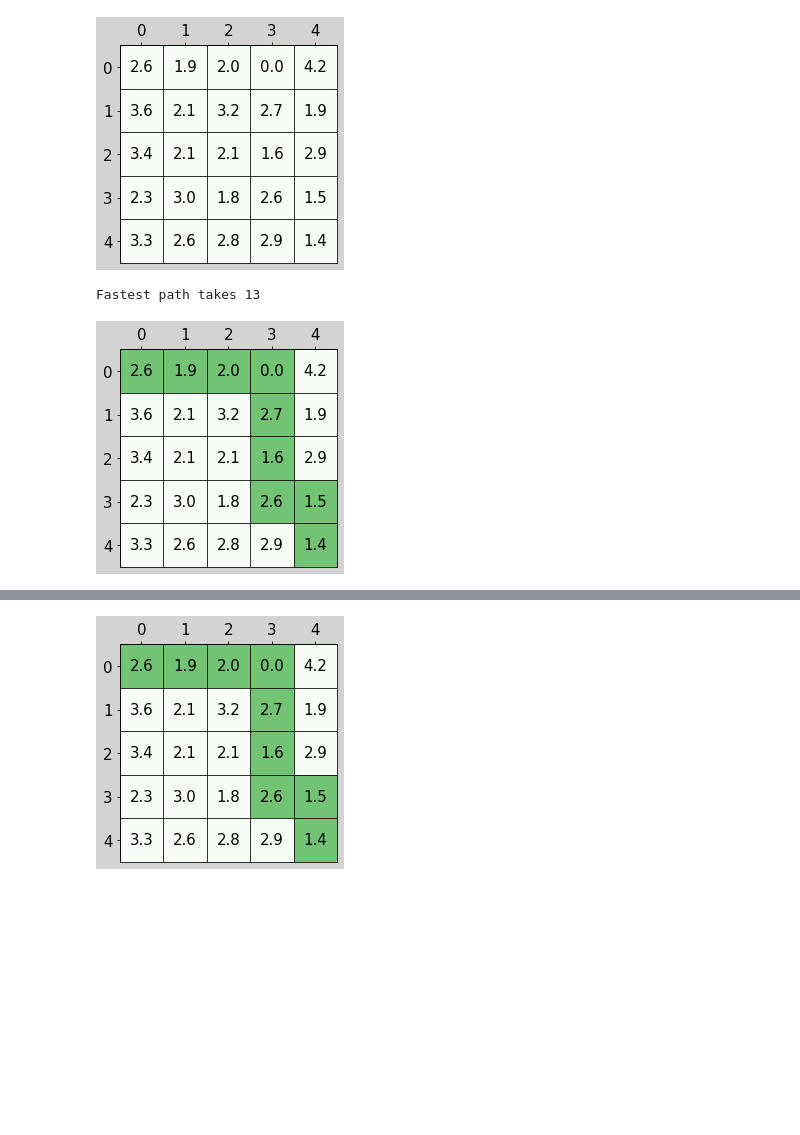
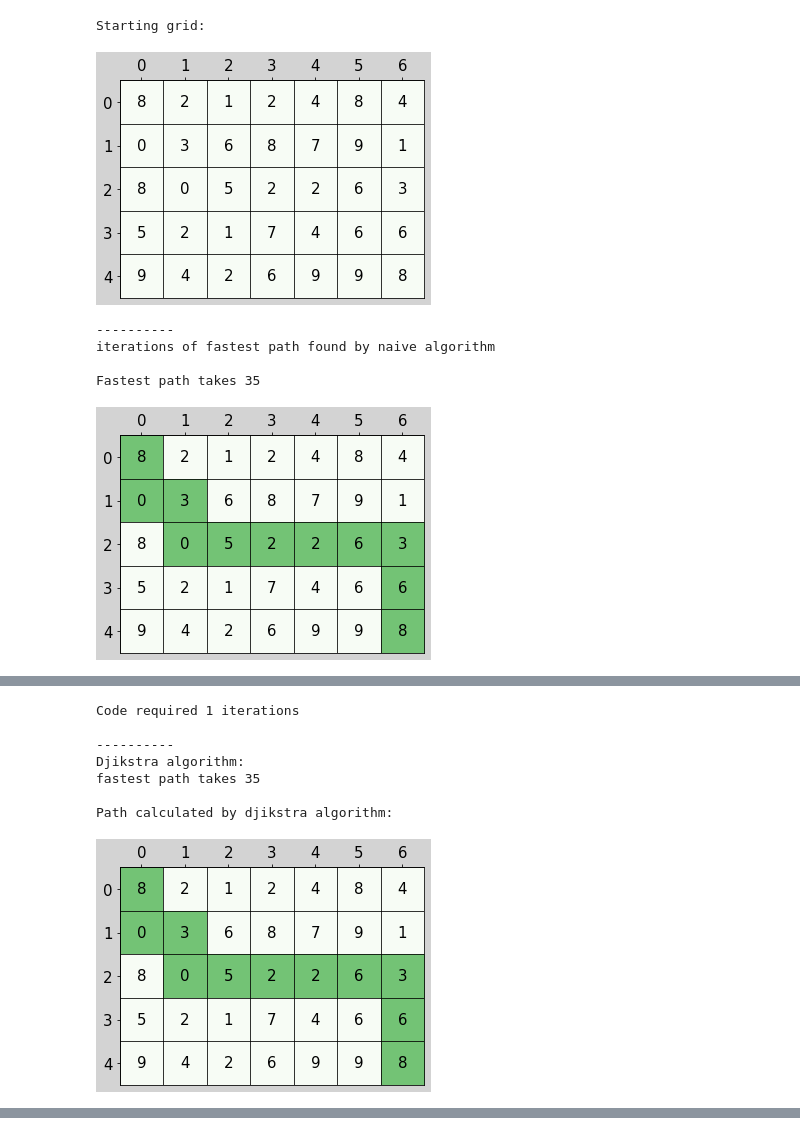
Before and after one commit to alexxcollins/AI_INM702, a Jupyter notebook: src/grid_game.ipynb, the cells around one changed output, grey strips where cells are left out. Saved outputs shown, nothing was run; the diff lists cells and outputs as text; code cells hidden in the pictures; blank space fills up the shorter version.

Commit message:
additions to ipynb describing algorithms

```diff
--- a/src/grid_game.ipynb
+++ b/src/grid_game.ipynb
@@ -26,12 +54,22 @@ random_seed=2
 # %%
 %%time
-game = GridGame(size=(5,5), mode="absolute",
-                random_seed=random_seed)
-game.set_grid_values(distribution="normal")
+game = Classic(size=(5,7), random_seed=random_seed)
+game.set_grid_values(distribution="integers", high=10)
+print("\nStarting grid:\n")
 game.visualise_grid()
+print("\n" + "-"*10)
+print("iterations of fastest path found by naive algorithm")
 game.solve_game(show_iterations=True)
-# game.visualise_grid(path=game.fastest_path[0,0])
+print("\n" + "-"*10)
+print("Djikstra algorithm:")
+game.djikstra()
+print("\nPath calculated by djikstra algorithm:\n")
+game.visualise_grid(game.djikstra_path)
 # %% [output]
+Starting grid:
-[figure, old version]
+[figure, new version]
-Fastest path takes 13
+----------
+iterations of fastest path found by naive algorithm
+
+Fastest path takes 35
-[figure, old version]
+[figure, new version]
@@ -40,0 +76,8 @@ Wall time: 261 ms
+Code required 1 iterations
+
+----------
+Djikstra algorithm:
+fastest path takes 35
+
+Path calculated by djikstra algorithm:
+[figure, added]
@@ -41,5 +85,0 @@ Wall time: 261 ms
-# %%
-game.iterate_path(any_direction=False)
-game.visualise_grid(path=game.fastest_path[0,0])
-# %% [output]
-[figure, removed]
```
Also changed, not shown: parts of 12 cells of this notebook, 2 other files.
